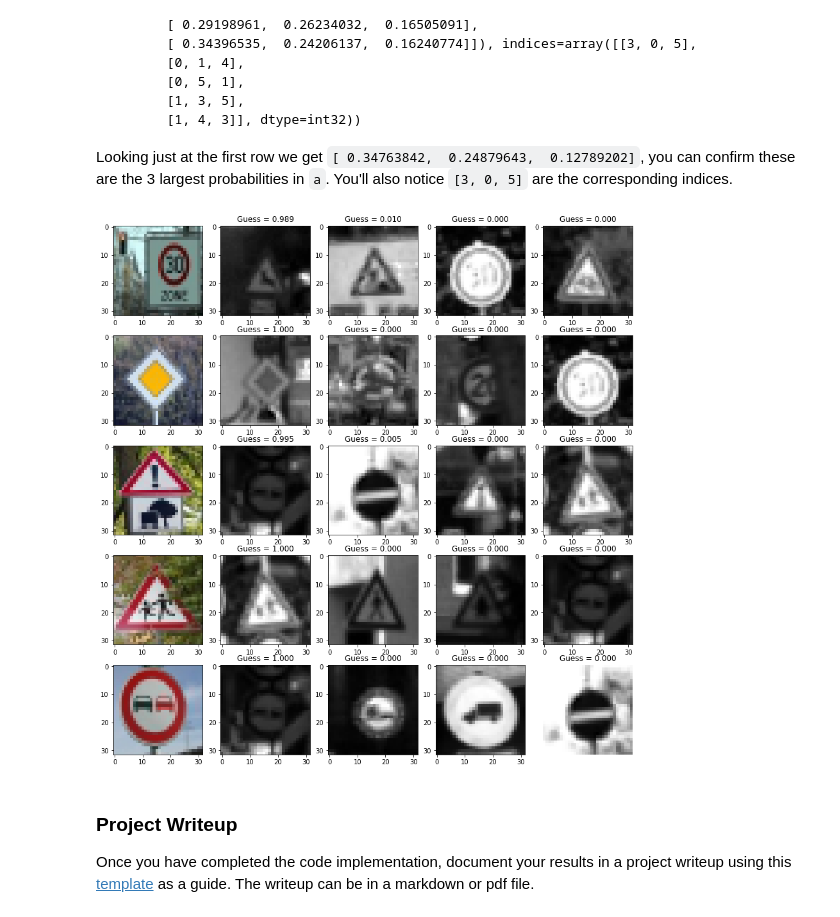
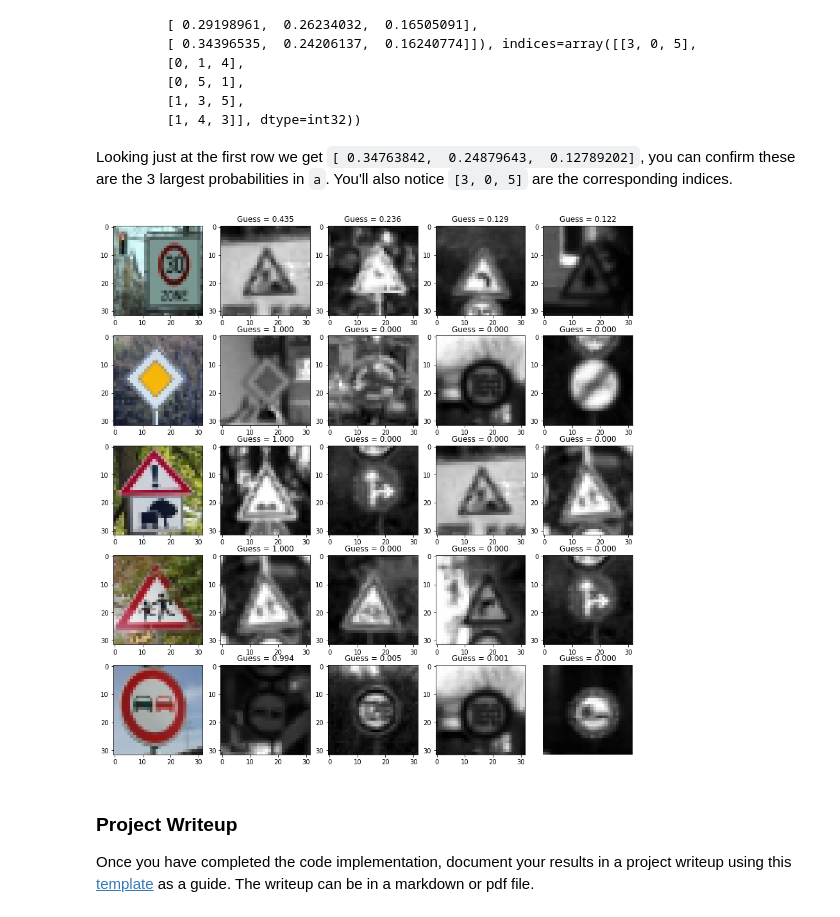
Before and after one commit to kikass13/CarND-Traffic-Sign-Classifier-Project, a Jupyter notebook: Traffic_Sign_Classifier.ipynb, the cells around one changed output. Saved outputs shown, nothing was run; the diff lists cells and outputs as text; code cells hidden in the pictures.

```diff
--- a/Traffic_Sign_Classifier.ipynb
+++ b/Traffic_Sign_Classifier.ipynb
@@ -505,30 +496,30 @@ Image 4: [(32, 32, 3)] label:9
 ### Make sure to pre-process the images with the same pre-processing pipeline used earlier.
 ### Feel free to use as many code cells as needed.
 
-### Data preprocessing (normalization and convert to grayscale)
+#normalize, gray
 traffic_signs = np.array(traffic_signs)
-traffic_signs_normalized = (traffic_signs - 127.5) / 127.5
-traffic_signs_gray = np.sum(traffic_signs_normalized/3, axis=3, keepdims=True)
+traffic_signs_normalized = (traffic_signs / 255)
+traffic_signs_gray = np.sum(traffic_signs_normalized / 3, axis = 3, keepdims=True)
+#plotting dim
+traffic_signs_gray_plot = traffic_signs_gray.squeeze()
+#plot all images
+fig, axis = plt.subplots(5, 1)
+fig.subplots_adjust(top = 3)
+for i in range(traffic_signs.shape[0]):
+    axis[i].imshow(traffic_signs_gray_plot[i], cmap="gray")
 
-# Add dimension to plot the image
-traffic_signs_gray_plot = traffic_signs_gray.squeeze()
-
-### Plot the preprocessed images
-fig, ax = plt.subplots(5,1)
-fig.subplots_adjust(top=3)
-for i in range(traffic_signs.shape[0]):
-    ax[i].imshow(traffic_signs_gray_plot[i], cmap="gray")
-
-### Rund the prediction and show the accuracy
+# Run lenet on the images
 print("ima apply the dnn now ...")
 accuracys = []
-for i in range(traffic_signs.shape[0]):
-
+count = traffic_signs.shape[0]
+for i in range(0, count):
     with tf.Session() as sess:
         sess.run(tf.global_variables_initializer())
         saver.restore(sess, "./lenet")
         accuracy = evaluate([traffic_signs_gray[i]], [labels[i]])
+        #remember accuracys
         accuracys.append(accuracy)
+        #print accuracys
         print('Image {}'.format(i+1))
         print("Image Accuracy = {:.3f}".format(accuracy))
 # %% [output]
@@ -617,34 +608,33 @@ Looking just at the first row we get `[ 0.34763842,  0.24879643,  0.12789202]`,
 # %%
 ### Print out the top five softmax probabilities for the predictions on the German traffic sign images found on the web.
 ### Feel free to use as many code cells as needed.
 softmax_logits = tf.nn.softmax(logits)
 TopKV2 = tf.nn.top_k(softmax_logits, k=4)
 
 
 #borrowed from https://github.com/Goddard/udacity-traffic-sign-classifier
 # because it looks nice ;)
 
 ### Run the session
 with tf.Session() as sessss:
     sessss.run(tf.global_variables_initializer())
     saver.restore(sessss, "./lenet")
     #sess.run(training_operation, feed_dict={x: batch_x, y: batch_y, keep_prob: 0.5})
     feed_dict={x: traffic_signs_gray, y: np.array([1,12,18,27,9]), keep_prob: 1}
     sessss.run(softmax_logits, feed_dict=feed_dict)
     top_prop = sessss.run(TopKV2, feed_dict=feed_dict)
 
     ##Show images
-    fig, ax = plt.subplots(5,5)
+    fig, axis = plt.subplots(5,5)
     fig.subplots_adjust(right=2, top=3)
     for i in range(5):
-        ax[i,0].imshow(cv2.cvtColor(cv2.imread(images[i]), cv2.COLOR_BGR2RGB))
+        axis[i,0].imshow(cv2.cvtColor(cv2.imread(images[i]), cv2.COLOR_BGR2RGB))
         for j in range(4):
-            ax[i,j+1].set_title("Guess = {:.3f}".format(top_prop[0][i][j]))
-            ax[i,j+1].imshow(X_valid[np.argwhere(y_valid == top_prop[1][i][j])[0]].squeeze(), cmap="gray")
-
+            axis[i,j+1].set_title("Guess = {:.3f}".format(top_prop[0][i][j]))
+            axis[i,j+1].imshow(X_valid[np.argwhere(y_valid == top_prop[1][i][j])[0]].squeeze(), cmap="gray")
     plt.axis('off')
 # %% [output]
-[figure, old version]
+[figure, new version]
 # %% [markdown]
 ### Project Writeup
 
```
Also changed, not shown: parts of 5 cells of this notebook, 3 other files.
